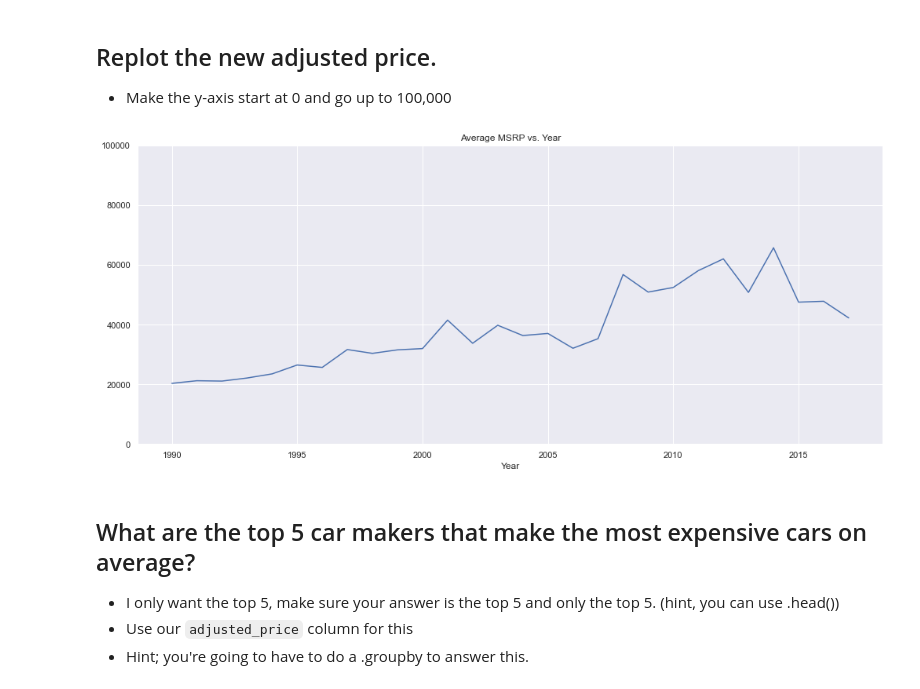
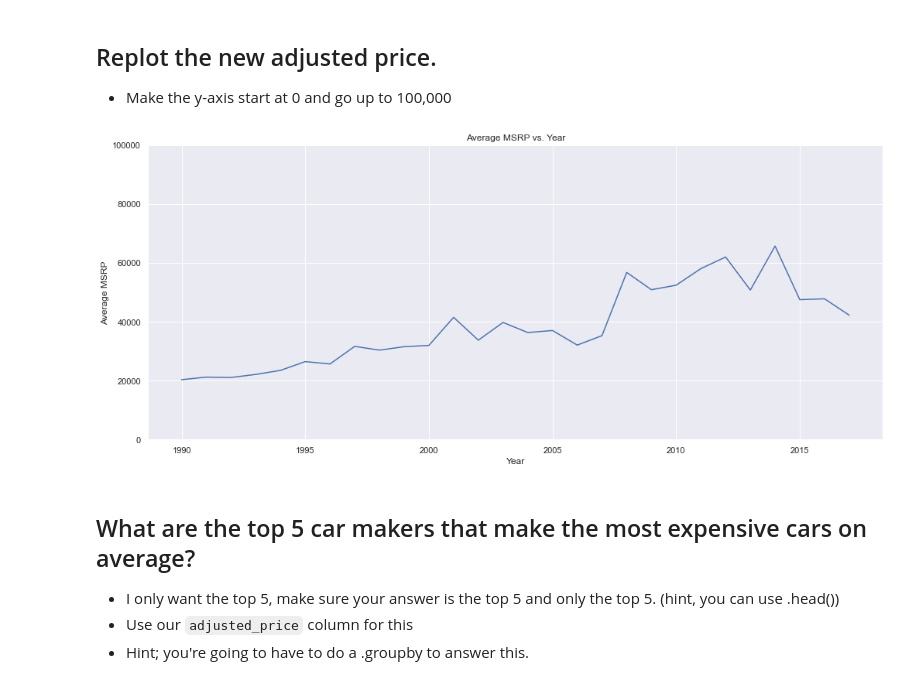
Before and after one commit to GeorgiosIoannouCoder/2022-fall-data-science, a Jupyter notebook: Week-02-EDA/Exercise-EDA.ipynb, the cells around one changed output. Saved outputs shown, nothing was run; the diff lists cells and outputs as text; code cells hidden in the pictures.

```diff
--- a/Week-02-EDA/Exercise-EDA.ipynb
+++ b/Week-02-EDA/Exercise-EDA.ipynb
@@ -164,10 +187,14 @@ df.head() # Print/Display/Return the first 5 rows of the file cars.csv with the
 - Make the y-axis start at 0 and go up to 100,000
 # %%
 # Plot new prices.
+
 prices = df.groupby('Year')['adjusted_price'].mean()
 prices.plot(ylim=(0, 100000), figsize=(17, 7), title='Average MSRP vs. Year');
+plt.xlabel('Year')
+plt.ylabel('Average MSRP')
+plt.show()
 # %% [output]
-[figure, old version]
+[figure, new version]
 # %% [markdown]
 ## What are the top 5 car makers that make the most expensive cars on average?
 
```
Also changed, not shown: parts of 27 cells of this notebook, 1 other file.
